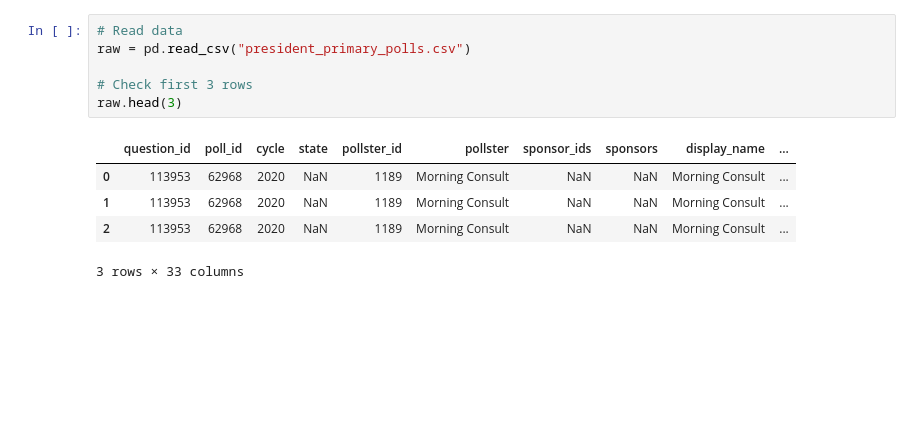
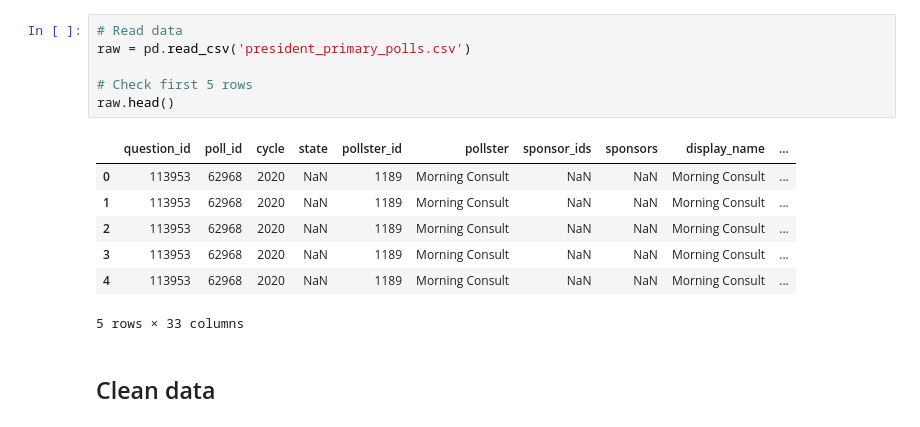
Before and after one commit to Yuan-Meng/AB-testing, a Jupyter notebook: experiment_proposal.ipynb, the cells around one changed output. Saved outputs shown, nothing was run; the diff lists cells and outputs as text; blank space fills up the shorter version.

```diff
--- a/experiment_proposal.ipynb
+++ b/experiment_proposal.ipynb
@@ -31,13 +20,17 @@ register_matplotlib_converters()
 # %%
 # Read data
-raw = pd.read_csv("president_primary_polls.csv")
+raw = pd.read_csv('president_primary_polls.csv')
 
-# Check first 3 rows
-raw.head(3)
+# Check first 5 rows
+raw.head()
 # %% [output]
 |  | question_id | poll_id | cycle | state | pollster_id | pollster | sponsor_ids | sponsors | display_name | ... |
 | 0 | 113953 | 62968 | 2020 | NaN | 1189 | Morning Consult | NaN | NaN | Morning Consult | ... |
 | 1 | 113953 | 62968 | 2020 | NaN | 1189 | Morning Consult | NaN | NaN | Morning Consult | ... |
 | 2 | 113953 | 62968 | 2020 | NaN | 1189 | Morning Consult | NaN | NaN | Morning Consult | ... |
+| 3 | 113953 | 62968 | 2020 | NaN | 1189 | Morning Consult | NaN | NaN | Morning Consult | ... |
+| 4 | 113953 | 62968 | 2020 | NaN | 1189 | Morning Consult | NaN | NaN | Morning Consult | ... |
-3 rows × 33 columns
+5 rows × 33 columns
+# %% [markdown]
+## Clean data
 # %%
```
Also changed, not shown: parts of 23 cells of this notebook, 3 other files.
